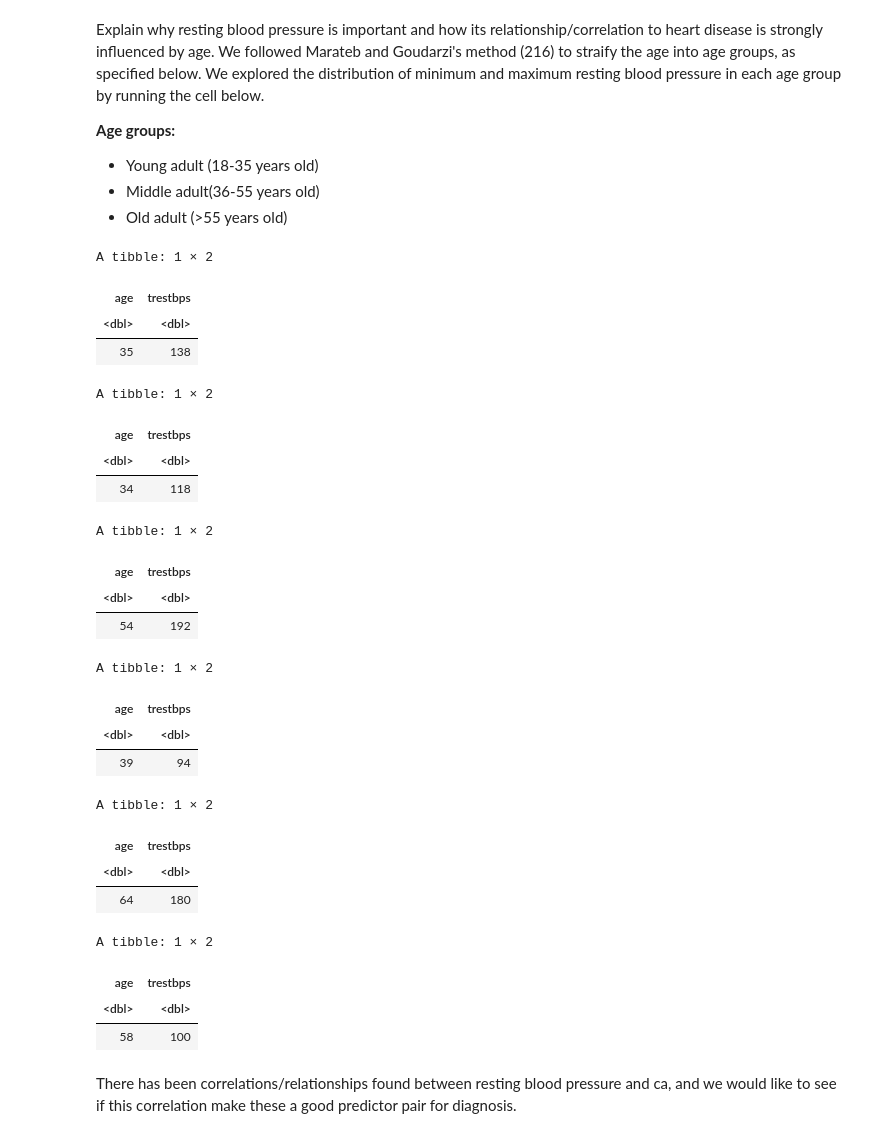
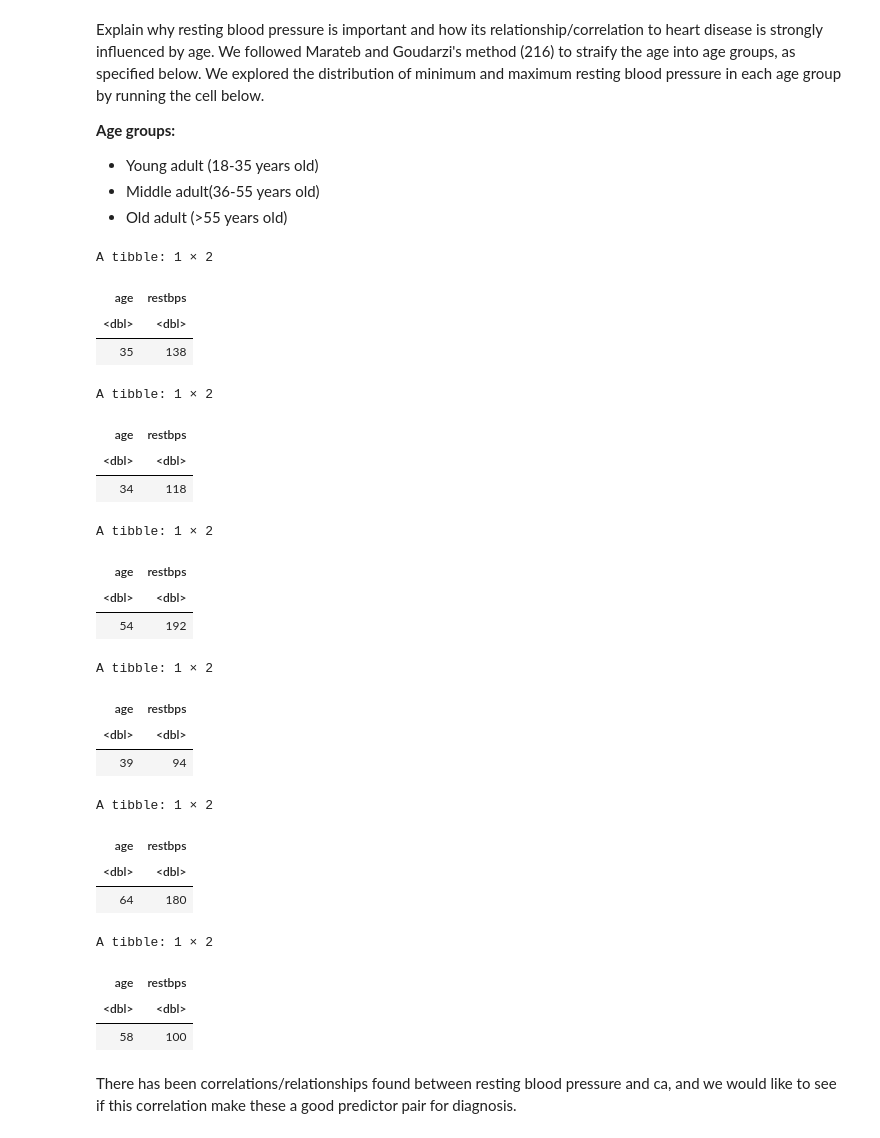
Before and after one commit to Wuliao-mao/DSCI-Project-10, a Jupyter notebook: Final Project.ipynb, the cells around one changed output. Drawn from its saved outputs; the diff is of its cells as text; code cells hidden in the pictures.

```diff
--- a/Final Project.ipynb
+++ b/Final Project.ipynb
@@ -40,7 +37,7 @@ cleveland_sel <- read_csv("cleveland.csv", col_names = FALSE)
 cleveland_sel <- rename(cleveland_sel, "age" = X1,
                      "sex" = X2,
                      "cp" = X3,
-                     "trestbps" = X4,
+                     "restbps" = X4,
                      "chol" = X5,
                      "fbs" = X6,
                      "restecg" = X7,
@@ -74,5 +71,5 @@ Here we select for our chosen predictor variables, **age**, **sex**, **cp** (che
 # %%
-cleveland_df_sel<-select(cleveland_sel,age, sex, cp, trestbps, chol, ca, num)
+cleveland_df_sel<-select(cleveland_sel,age, sex, cp, restbps, chol, ca, num)
 cleveland_df_sel
 # %% [output]
 A tibble: 303 × 7
@@ -301,74 +284,74 @@ Explain why resting blood pressure is important and how its relationship/correla
 # %%
 #maybe use later in paper, (so don't use in training model) when trying to interpret the data.
 
 young_adult_bps <- patients_train %>%
-select(age,trestbps) %>%
+select(age,restbps) %>%
 filter(between(age,18, 35))
 
 middle_adult_bps <- patients_train %>%
-select(age,trestbps) %>%
+select(age,restbps) %>%
 filter(between(age,36, 55))
 
 old_adult_bps <- patients_train %>%
-select(age, trestbps) %>%
+select(age, restbps) %>%
 filter(between(age,55,77))
 
-max_young_trestbps <- young_adult_bps %>%
-    arrange(desc(trestbps))%>%
+max_young_restbps <- young_adult_bps %>%
+    arrange(desc(restbps))%>%
     head(n=1)
 
-min_young_trestbps <- young_adult_bps %>%
-    arrange(desc(trestbps)) %>%
+min_young_restbps <- young_adult_bps %>%
+    arrange(desc(restbps)) %>%
     tail(n=1)
 
-max_middle_trestbps <- middle_adult_bps %>%
-    arrange(desc(trestbps)) %>%
+max_middle_restbps <- middle_adult_bps %>%
+    arrange(desc(restbps)) %>%
     head(n=1)
 
-min_middle_trestbps <- middle_adult_bps %>%
-    arrange(desc(trestbps)) %>%
+min_middle_restbps <- middle_adult_bps %>%
+    arrange(desc(restbps)) %>%
     tail(n=1)
 
-max_old_trestbps <- old_adult_bps %>%
-    arrange(desc(trestbps)) %>%
+max_old_restbps <- old_adult_bps %>%
+    arrange(desc(restbps)) %>%
     head(n=1)
 
-min_old_trestbps <- old_adult_bps %>%
-    arrange(desc(trestbps)) %>%
+min_old_restbps <- old_adult_bps %>%
+    arrange(desc(restbps)) %>%
     tail(n=1)
 
 
-max_young_trestbps
-min_young_trestbps
+max_young_restbps
+min_young_restbps
 
-max_middle_trestbps
-min_middle_trestbps
+max_middle_restbps
+min_middle_restbps
 
-max_old_trestbps
-min_old_trestbps
+max_old_restbps
+min_old_restbps
 # %% [output]
 A tibble: 1 × 2
-| age | trestbps |
+| age | restbps |
 | <dbl> | <dbl> |
 | 35 | 138 |
 A tibble: 1 × 2
-| age | trestbps |
+| age | restbps |
 | <dbl> | <dbl> |
 | 34 | 118 |
 A tibble: 1 × 2
-| age | trestbps |
+| age | restbps |
 | <dbl> | <dbl> |
 | 54 | 192 |
 A tibble: 1 × 2
-| age | trestbps |
+| age | restbps |
 | <dbl> | <dbl> |
 | 39 | 94 |
 A tibble: 1 × 2
-| age | trestbps |
+| age | restbps |
 | <dbl> | <dbl> |
 | 64 | 180 |
 A tibble: 1 × 2
-| age | trestbps |
+| age | restbps |
 | <dbl> | <dbl> |
 | 58 | 100 |
 # %% [markdown]
```
Also changed, not shown: parts of 16 cells of this notebook.
